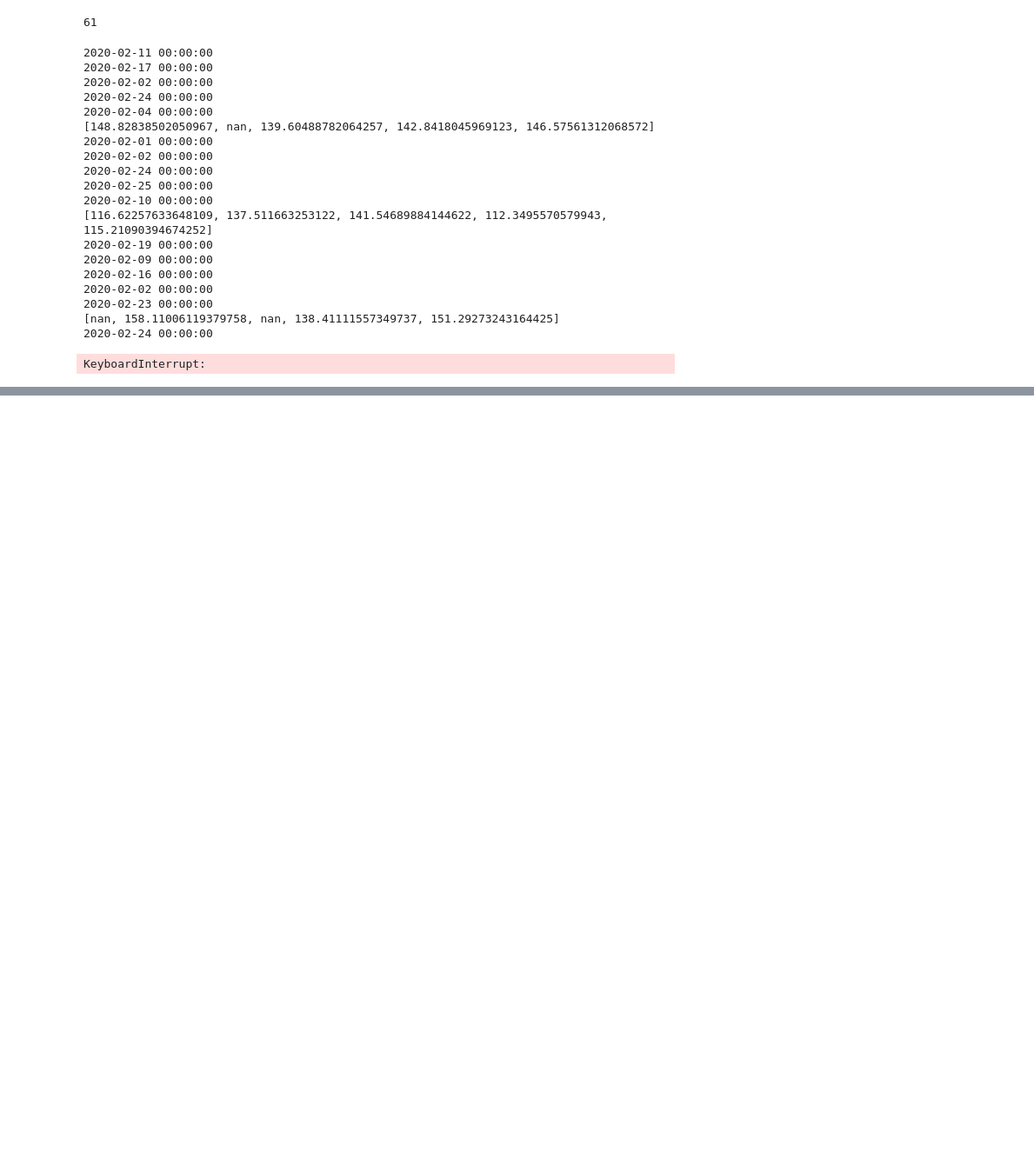
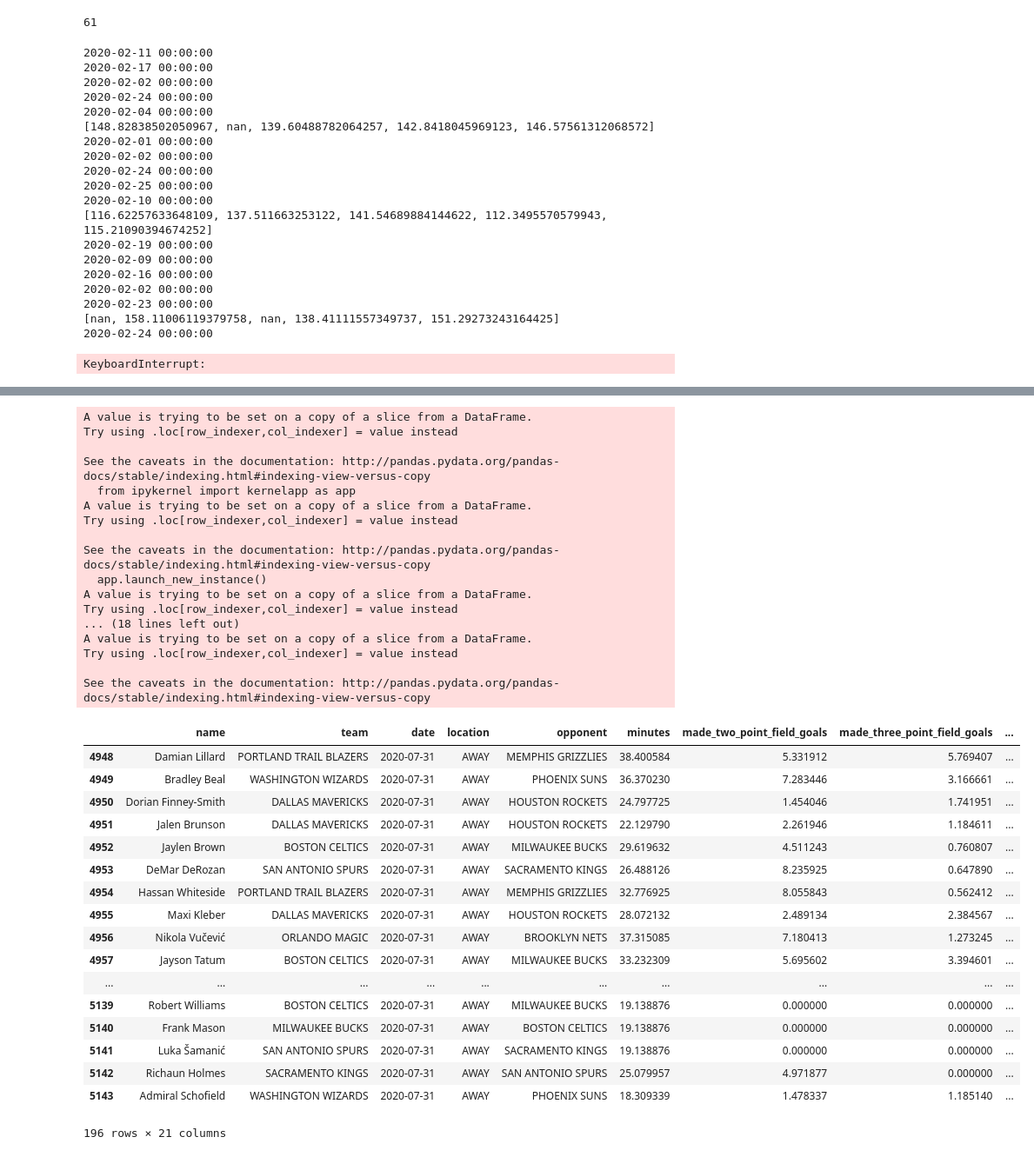
Before and after one commit to Shaviv-Hoffman-Lowitz/Sports-Analytics-Group-at-Berkeley-Machine-Learning-Project, a Jupyter notebook: final_model.ipynb, the cells around one changed output, grey strips where cells are left out. Shown at 87% size. Cells and saved outputs as stored; diff of their text form; code cells hidden in the pictures; blank space fills up the shorter version.

```diff
--- a/final_model.ipynb
+++ b/final_model.ipynb
@@ -126,14 +126,24 @@ def get_stats(player, date, number_rows):
     return pd.DataFrame(selected_rows)
 # %%
 def get_points(row_data):
-    three_pt_fgs = row_data['made_three_point_field_goals']
-    two_pt_fgs = row_data['made_two_point_field_goals']
-    made_fts = row_data['made_free_throws']
-    total_rebounds = row_data['rebounds']
-    assists = row_data['assists']
-    blocks = row_data['blocks']
-    steals = row_data['steals']
-    turnovers = row_data['turnovers']
+    if 'made_three_point_field_goals_y' in row_data.columns:
+        three_pt_fgs = row_data['made_three_point_field_goals_y']
+        two_pt_fgs = row_data['made_two_point_field_goals_y']
+        made_fts = row_data['made_free_throws_y']
+        total_rebounds = row_data['rebounds_y']
+        assists = row_data['assists_y']
+        blocks = row_data['blocks_y']
+        steals = row_data['steals_y']
+        turnovers = row_data['turnovers_y']
+    else:
+        three_pt_fgs = row_data['made_three_point_field_goals']
+        two_pt_fgs = row_data['made_two_point_field_goals']
+        made_fts = row_data['made_free_throws']
+        total_rebounds = row_data['rebounds']
+        assists = row_data['assists']
+        blocks = row_data['blocks']
+        steals = row_data['steals']
+        turnovers = row_data['turnovers']
     FD_points = three_pt_fgs * 3 + two_pt_fgs * 2 + made_fts + total_rebounds * 1.2 + assists * 1.5 + blocks * 3 + steals * 3 - turnovers
     FD_dollars = FD_points * 200
     return (FD_points, FD_dollars)
@@ -913,5 +715,15 @@ KeyboardInterrupt:
 # %%
 #feb_12_pred_actual = append_actual_results(datetime(2020, 1, 17), datetime(2020, 2, 12))
-jan_24_pred_actual = append_actual_results(datetime(2020, 1, 1), datetime(2020, 1, 24))
-jan_24_predictions = predict_next_day(datetime(2020, 1, 1), datetime(2020, 1, 24))
-late_jan_box_scores = box_scores_for_range_of_days(datetime(2020, 1, 24), datetime(2020, 1, 31))
+#feb_12_predictions = predict_next_day(datetime(2020, 1, 17), datetime(2020, 2, 12))
+#print("Feb. 12 done")
+# jan_24_pred_actual = append_actual_results(datetime(2020, 1, 1), datetime(2020, 1, 24))
+# jan_24_predictions = predict_next_day(datetime(2020, 1, 1), datetime(2020, 1, 24))
+# print("Jan. 24 done")
+#july_30_predictions = predict_unplayed_games(datetime(2020, 2, 1), datetime(2020, 7, 30))
+# print("July 30 done")
+july_31_predictions = predict_unplayed_games(datetime(2020, 2, 1), datetime(2020, 7, 31))
+# print("July 31 done")
+# late_jan_box_scores = box_scores_for_range_of_days(datetime(2020, 1, 24), datetime(2020, 1, 31))
+#feb_12_pred_actual
+july_31_predictions
+# %% [output]
@@ -917,0 +744,35 @@ late_jan_box_scores = box_scores_for_range_of_days(datetime(2020, 1, 24), dateti
+A value is trying to be set on a copy of a slice from a DataFrame.
+Try using .loc[row_indexer,col_indexer] = value instead
+
+See the caveats in the documentation: http://pandas.pydata.org/pandas-docs/stable/indexing.html#indexing-view-versus-copy
+  from ipykernel import kernelapp as app
+A value is trying to be set on a copy of a slice from a DataFrame.
+Try using .loc[row_indexer,col_indexer] = value instead
+
+See the caveats in the documentation: http://pandas.pydata.org/pandas-docs/stable/indexing.html#indexing-view-versus-copy
+  app.launch_new_instance()
+A value is trying to be set on a copy of a slice from a DataFrame.
+Try using .loc[row_indexer,col_indexer] = value instead
+... (18 lines left out)
+A value is trying to be set on a copy of a slice from a DataFrame.
+Try using .loc[row_indexer,col_indexer] = value instead
+
+See the caveats in the documentation: http://pandas.pydata.org/pandas-docs/stable/indexing.html#indexing-view-versus-copy
+|  | name | team | date | location | opponent | minutes | made_two_point_field_goals | made_three_point_field_goals | ... |
+| 4948 | Damian Lillard | PORTLAND TRAIL BLAZERS | 2020-07-31 | AWAY | MEMPHIS GRIZZLIES | 38.400584 | 5.331912 | 5.769407 | ... |
+| 4949 | Bradley Beal | WASHINGTON WIZARDS | 2020-07-31 | AWAY | PHOENIX SUNS | 36.370230 | 7.283446 | 3.166661 | ... |
+| 4950 | Dorian Finney-Smith | DALLAS MAVERICKS | 2020-07-31 | AWAY | HOUSTON ROCKETS | 24.797725 | 1.454046 | 1.741951 | ... |
+| 4951 | Jalen Brunson | DALLAS MAVERICKS | 2020-07-31 | AWAY | HOUSTON ROCKETS | 22.129790 | 2.261946 | 1.184611 | ... |
+| 4952 | Jaylen Brown | BOSTON CELTICS | 2020-07-31 | AWAY | MILWAUKEE BUCKS | 29.619632 | 4.511243 | 0.760807 | ... |
+| 4953 | DeMar DeRozan | SAN ANTONIO SPURS | 2020-07-31 | AWAY | SACRAMENTO KINGS | 26.488126 | 8.235925 | 0.647890 | ... |
+| 4954 | Hassan Whiteside | PORTLAND TRAIL BLAZERS | 2020-07-31 | AWAY | MEMPHIS GRIZZLIES | 32.776925 | 8.055843 | 0.562412 | ... |
+| 4955 | Maxi Kleber | DALLAS MAVERICKS | 2020-07-31 | AWAY | HOUSTON ROCKETS | 28.072132 | 2.489134 | 2.384567 | ... |
+| 4956 | Nikola Vučević | ORLANDO MAGIC | 2020-07-31 | AWAY | BROOKLYN NETS | 37.315085 | 7.180413 | 1.273245 | ... |
+| 4957 | Jayson Tatum | BOSTON CELTICS | 2020-07-31 | AWAY | MILWAUKEE BUCKS | 33.232309 | 5.695602 | 3.394601 | ... |
+| ... | ... | ... | ... | ... | ... | ... | ... | ... | ... |
+| 5139 | Robert Williams | BOSTON CELTICS | 2020-07-31 | AWAY | MILWAUKEE BUCKS | 19.138876 | 0.000000 | 0.000000 | ... |
+| 5140 | Frank Mason | MILWAUKEE BUCKS | 2020-07-31 | AWAY | BOSTON CELTICS | 19.138876 | 0.000000 | 0.000000 | ... |
+| 5141 | Luka Šamanić | SAN ANTONIO SPURS | 2020-07-31 | AWAY | SACRAMENTO KINGS | 19.138876 | 0.000000 | 0.000000 | ... |
+| 5142 | Richaun Holmes | SACRAMENTO KINGS | 2020-07-31 | AWAY | SAN ANTONIO SPURS | 25.079957 | 4.971877 | 0.000000 | ... |
+| 5143 | Admiral Schofield | WASHINGTON WIZARDS | 2020-07-31 | AWAY | PHOENIX SUNS | 18.309339 | 1.478337 | 1.185140 | ... |
+196 rows × 21 columns
```
Also changed, not shown: parts of 12 cells of this notebook.
